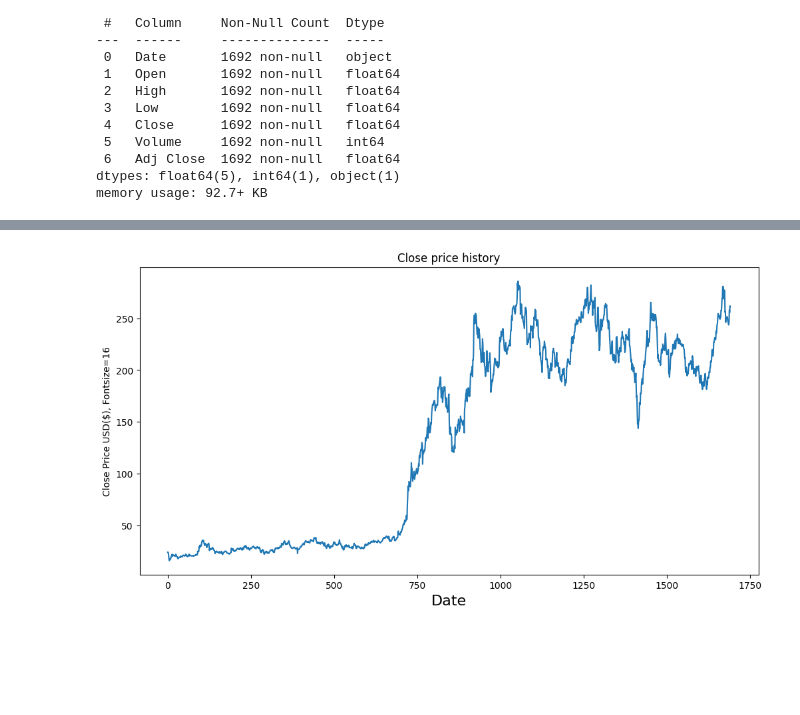
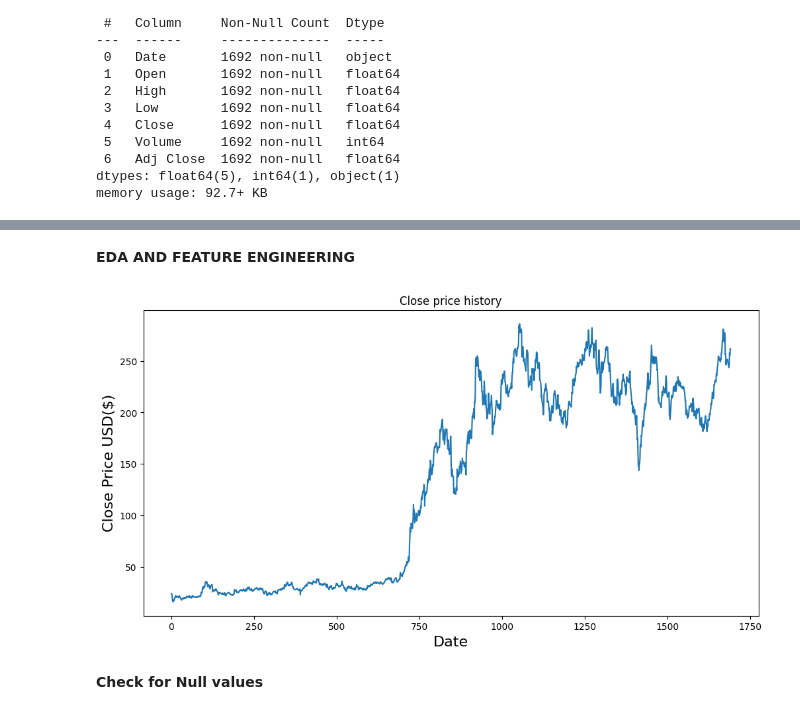
Before and after one commit to prajaktacodes/BharatinternprojectsDS, a Jupyter notebook: Stock_prediction_with_LSTM.ipynb, the cells around one changed output, grey strips where cells are left out. Drawn from its saved outputs; the diff is of its cells as text; code cells hidden in the pictures; blank space fills up the shorter version.

```diff
--- a/Stock_prediction_with_LSTM.ipynb
+++ b/Stock_prediction_with_LSTM.ipynb
@@ -83,9 +138,13 @@ memory usage: 92.7+ KB
+# %% [markdown]
+**EDA AND FEATURE ENGINEERING**
 # %%
 plt.figure(figsize=(12,6))
 plt.title('Close price history')
 plt.plot(df['Close'])
 plt.xlabel('Date', fontsize=16)
-plt.ylabel('Close Price USD($), Fontsize=16')
+plt.ylabel('Close Price USD($)', fontsize=16)
 plt.show()
 # %% [output]
-[figure, old version]
+[figure, new version]
+# %% [markdown]
+**Check for Null values**
```
Also changed, not shown: parts of 21 cells of this notebook.
